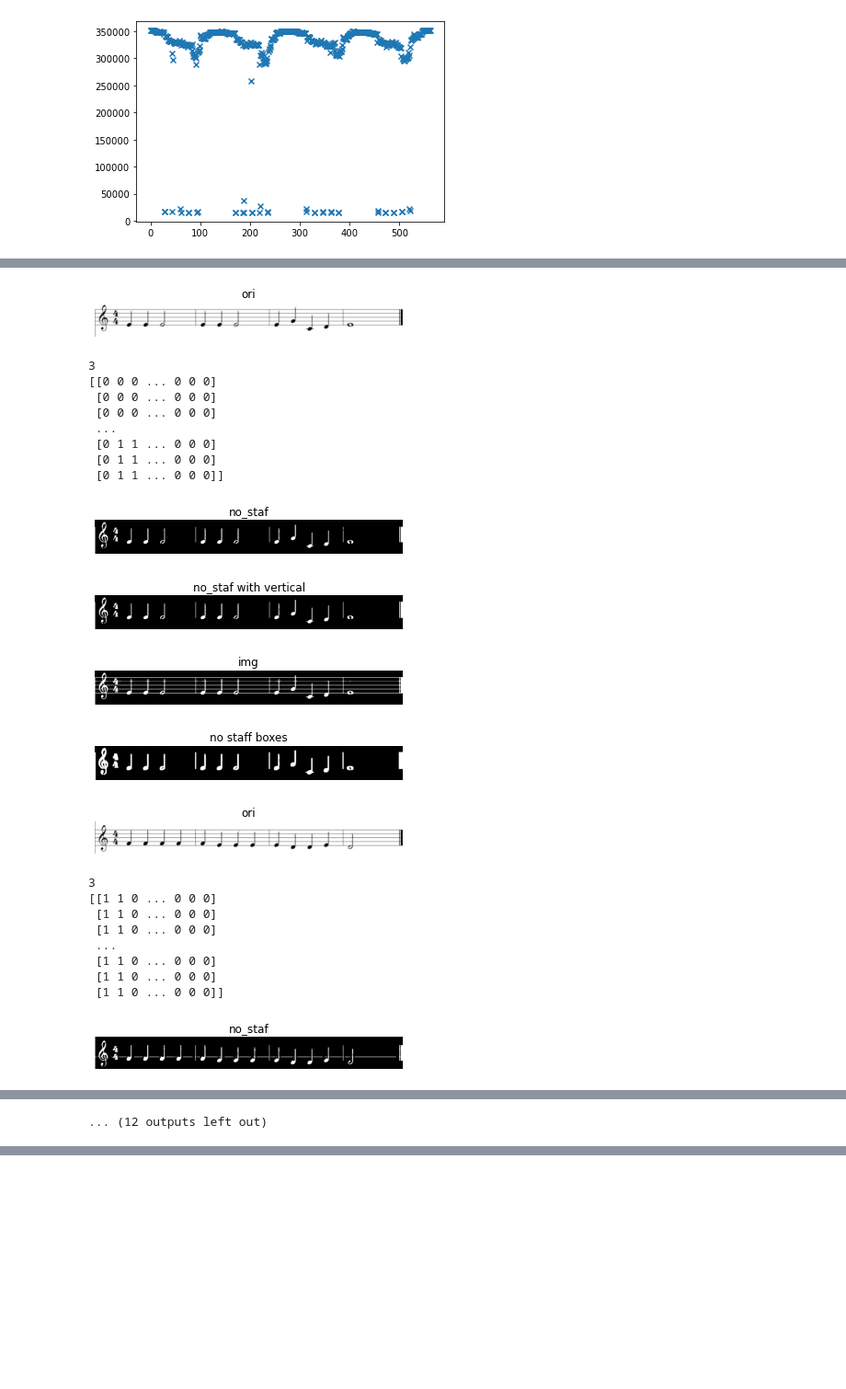
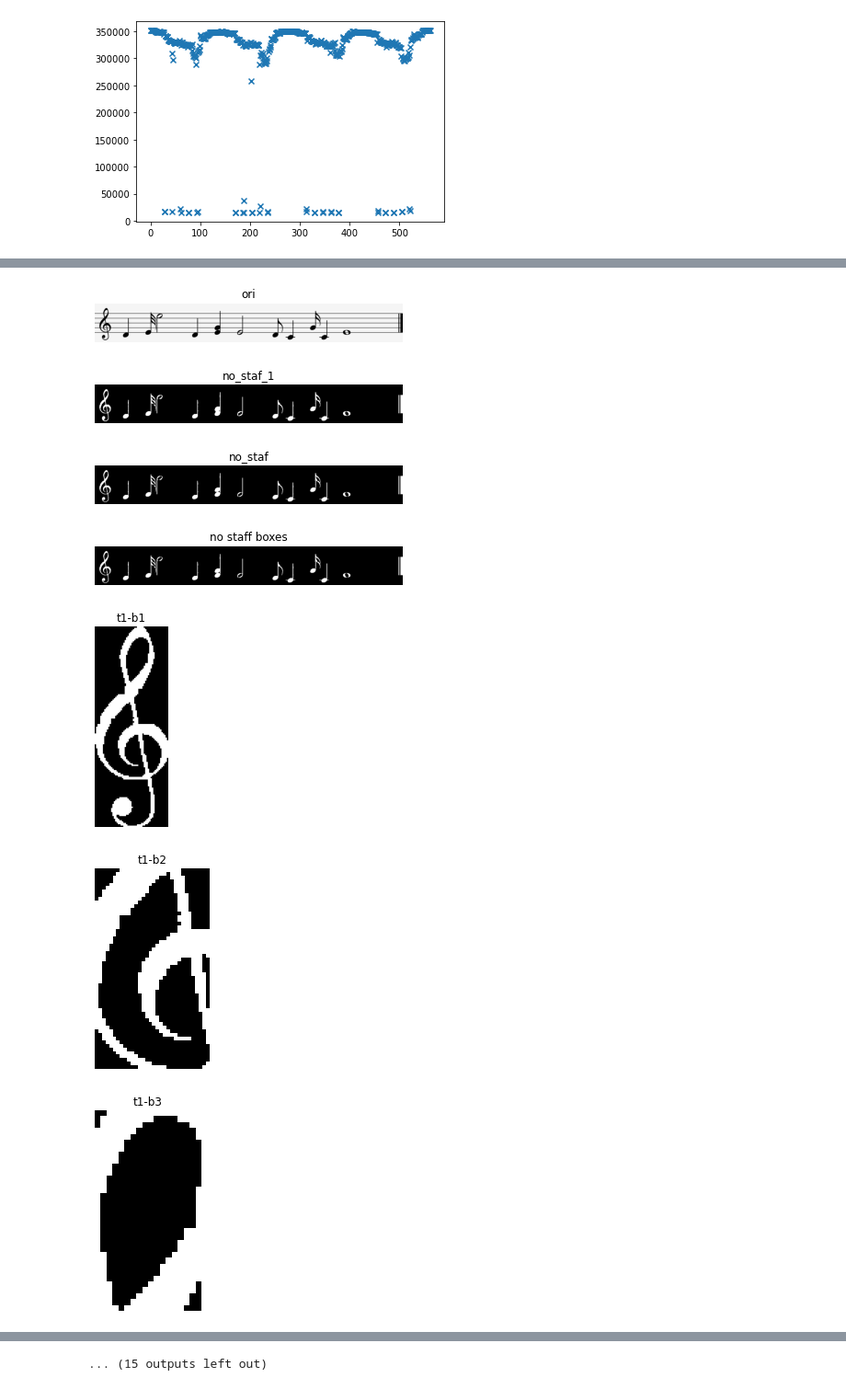
Before and after one commit to marait123/music-notes-reader, a Jupyter notebook: part1.ipynb, the cells around one changed output, grey strips where cells are left out. Shown: that part at 92% size. Drawn from its saved outputs; the diff is of its cells as text; code cells hidden in the pictures; blank space fills up the shorter version.

```diff
--- a/part1.ipynb
+++ b/part1.ipynb
@@ -104,7 +144,7 @@ def remove_horizontal_lines_old(image):
     cnts = cnts[0] if len(cnts) == 2 else cnts[1]
     max_line_width = 1
     for c in cnts:
-        line_width = cv2.boundingRect(c)[3]
+        line_width = cv2.boundingRect(c)[3]+1
         if line_width > max_line_width:
             max_line_width = line_width
         cv2.drawContours(gray, [c], -1, 255, line_width)
@@ -116,7 +156,7 @@ def remove_horizontal_lines_old(image):
     result [result >= 100] = 255
     return max_line_width,result
 
-def remove_horizontal_lines(image, staff_height=3):
+def remove_horizontal_lines1(image, staff_height=3):
     return binary_erosion(image, selem=rect(staff_height,1))
 # %%
 # common functions
@@ -220,7 +260,8 @@ print(image.shape)
 (563, 1377)
 [figure]
 # %%
-images_paths = ['images/music1.JPG', 'images/32_sheet_001.jpg','images/8th_Sheet1.jpeg']
+# images_paths = ['images/music1.JPG', 'images/32_sheet_001.jpg','images/8th_Sheet1.jpeg']
+images_paths = ['test-cases/01.png','test-cases/02.png','images/music1.JPG', 'images/32_sheet_001.jpg','images/8th_Sheet1.jpeg']
 
 original_image = io.imread(images_paths[0])
 gray_image = rgb2gray(original_image)
@@ -345,87 +374,72 @@ line_height = 3
 for i, trace in enumerate(bigger_trace_bounding_boxes):
     [Xmin, Xmax, Ymin, Ymax] = [x for x in trace]
     show_images([original_image[Ymin:Ymax,Xmin:Xmax]], ['ori'])
-    line_width, no_staf_1 = remove_horizontal_lines_old(original_image[Ymin:Ymax,Xmin:Xmax])
-    no_staf_2 = remove_horizontal_lines(inverted_image[Ymin:Ymax,Xmin:Xmax],line_width+1)
-    print(line_height)
+#     line_width, no_staf_1 = remove_horizontal_lines_old(original_image[Ymin:Ymax,Xmin:Xmax])
+    line_width, no_staf_1 = remove_horizontal_lines(original_image[Ymin:Ymax,Xmin:Xmax])
     # close the no_staf_2
-    no_staf_2 = binary_opening(no_staf_2, rect(2,2))
+#     no_staf_2 = binary_opening(no_staf_2, rect(2,2))
+    show_images([no_staf_1], ['no_staf_1'])
+
     no_staf_1[no_staf_1 == 255] = True
     no_staf_1[no_staf_1 == 0] = False
 
-    no_staf_2[no_staf_2 == 255] = True
-    no_staf_2[no_staf_2 == 0] = False
+#     no_staf_2[no_staf_2 == 255] = True
+#     no_staf_2[no_staf_2 == 0] = False
     org_inverted = inverted_image[Ymin:Ymax,Xmin:Xmax].astype(np.uint8)
 
-    org_inverted[org_inverted==100] = True
+    org_inverted[org_inverted==255] = True
     org_inverted[org_inverted==0] = False
-    print(no_staf_1)
+#     print(no_staf_1)
 
     #show_images([no_staf_1, no_staf_2], ['no_staf1','no_staf2'])
-    no_staf = np.bitwise_or(no_staf_1, no_staf_2)
-#     no_staf = no_staf_1
+#     no_staf = np.bitwise_or(no_staf_1, no_staf_2)
+    no_staf = no_staf_1
     no_staf = np.bitwise_and(no_staf, org_inverted)
 #     open no_staff
-    no_staf = binary_opening(no_staf, rect(2,2))
-    no_staf = np.bitwise_and(no_staf, org_inverted)
+#     no_staf = binary_opening(no_staf, rect(2,2))
+#     no_staf = np.bitwise_and(no_staf, org_inverted)
 
 
     show_images([no_staf], ['no_staf'])
-    vertical_lines = binary_erosion(inverted_image[Ymin:Ymax,Xmin:Xmax], selem=rect(division_height*2,1))
-    vertical_lines = binary_dilation(vertical_lines, selem=rect(division_height*2,1))
+#     vertical_lines = binary_erosion(inverted_image[Ymin:Ymax,Xmin:Xmax], selem=rect(division_height*2,1))
+#     vertical_lines = binary_dilation(vertical_lines, selem=rect(division_height*2,1))
 
-    no_staf = np.bitwise_or(no_staf, vertical_lines)
+#     no_staf = np.bitwise_or(no_staf, vertical_lines)
 
-    show_images([no_staf], ['no_staf with vertical'])
+#     show_images([no_staf], ['no_staf with vertical'])
 
-    show_images([inverted_image[Ymin:Ymax,Xmin:Xmax]], ['img'])
-
-    no_staf_boxes = binary_dilation(no_staf, selem=rect(4,4))
+#     show_images([inverted_image[Ymin:Ymax,Xmin:Xmax]], ['img'])
+    no_staf_boxes = no_staf
+#     no_staf_boxes = binary_dilation(no_staf, selem=rect(4,4))
 
 #     no_staf_boxes = binary_dilation(no_staf_boxes, selem=rect(20,1))
 #     no_staf_boxes = binary_dilation(no_staf_boxes, selem=rect(5,5))
 
 
     show_images([no_staf_boxes], ['no staff boxes'])
     char_boxes = get_bounding_boxes(no_staf_boxes, (0,200))
 
     j=0
     chars = []
     for box in char_boxes:
         [Xmin, Xmax, Ymin, Ymax] = [x for x in box]
         # remove blank or noisy area that is less than a line of pixels
         char = no_staf[Ymin:Ymax,Xmin:Xmax]
-#         show_images([char],[f't{i+1}-b{j+1}'])
+        show_images([char],[f't{i+1}-b{j+1}'])
 #         if(np.sum(char)+5 > trace_height):
 
         chars.append(char)
 #         char[char==True] = 255
 #         char[char==False] = 0
 #         io.imsave(f'no_line_test/t{i+1}-b{j+1}.bmp', char)
 
         j+=1
     staff_images.append(chars)
 # %% [output]
-[figure, old version]
+[figure, new version]
-3
-[[0 0 0 ... 0 0 0]
- [0 0 0 ... 0 0 0]
- [0 0 0 ... 0 0 0]
- ...
- [0 1 1 ... 0 0 0]
- [0 1 1 ... 0 0 0]
- [0 1 1 ... 0 0 0]]
-[figure, old version]
+[figure, new version]
-[figure, old version]
+[figure, new version]
-[figure, old version]
+[figure, new version]
-[figure, old version]
+[figure, new version]
-[figure, old version]
+[figure, new version]
-3
-[[1 1 0 ... 0 0 0]
- [1 1 0 ... 0 0 0]
- [1 1 0 ... 0 0 0]
- ...
- [1 1 0 ... 0 0 0]
- [1 1 0 ... 0 0 0]
- [1 1 0 ... 0 0 0]]
-[figure, old version]
+[figure, new version]
@@ -435 +448,0 @@ for i, trace in enumerate(bigger_trace_bounding_boxes):
-... (12 outputs left out)
@@ -436,3 +451,4 @@ for i, trace in enumerate(bigger_trace_bounding_boxes):
+... (15 outputs left out)
 # %%
 for staff_chars in staff_images:
     j=0
```
Also changed, not shown: parts of 9 cells of this notebook, 22 other files.
